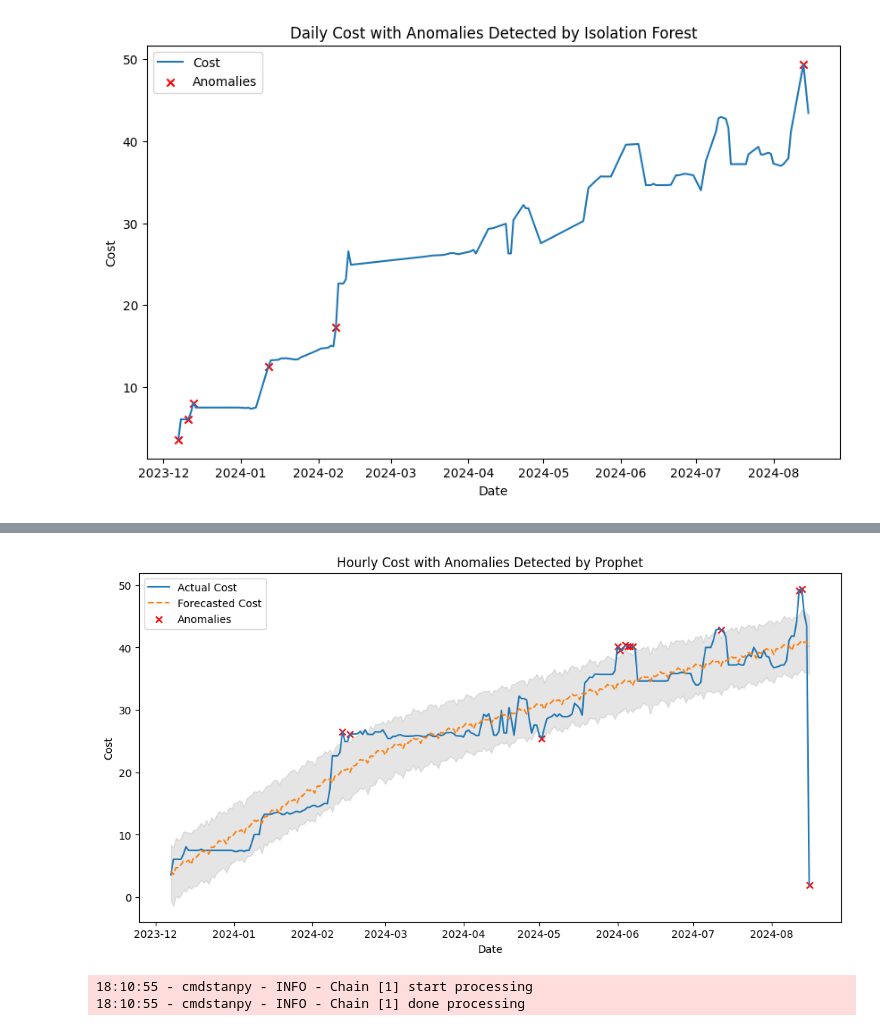
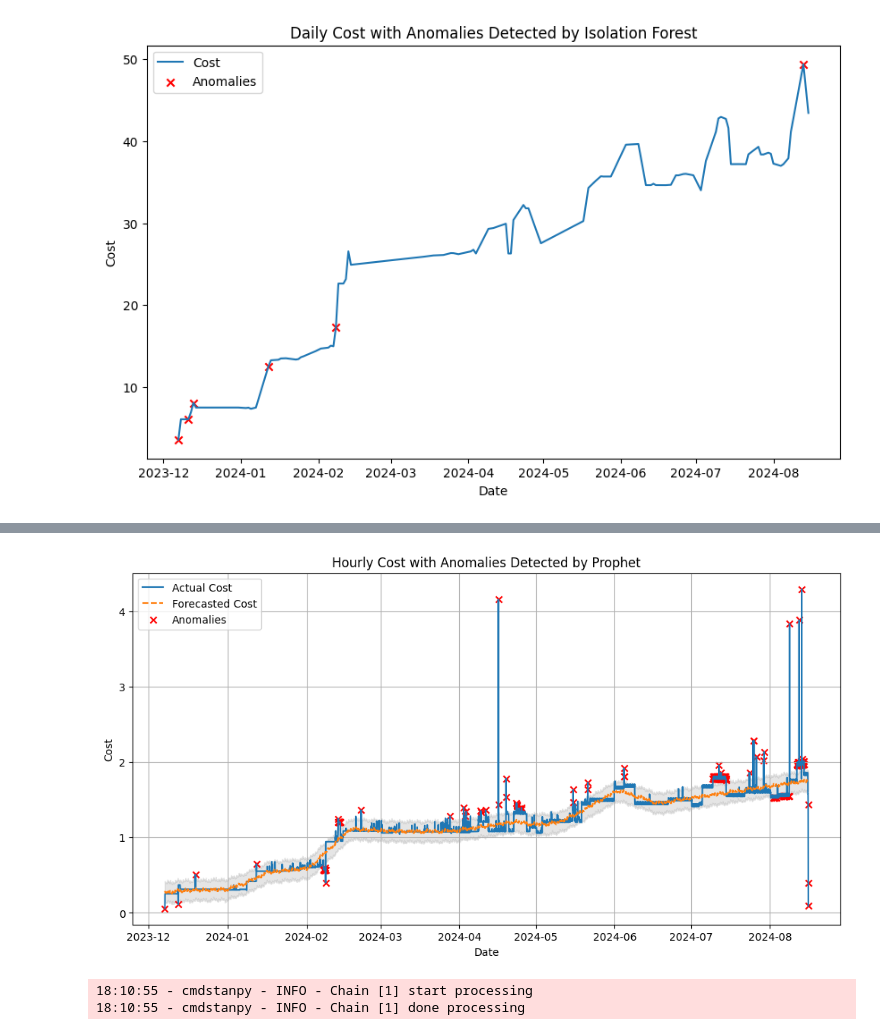
Before and after one commit to D-Mutabazi/Machine-Learning-and-Python-Projects, a Jupyter notebook: Hackathon/Anomaly detection.ipynb, the cells around one changed output, grey strips where cells are left out. Saved outputs shown, nothing was run; the diff lists cells and outputs as text; code cells hidden in the pictures.

```diff
--- a/Hackathon/Anomaly detection.ipynb
+++ b/Hackathon/Anomaly detection.ipynb
@@ -180,7 +181,7 @@ from prophet import Prophet
 import matplotlib.pyplot as plt
 
 # Assuming df_daily is your daily resampled DataFrame
-df_daily = df.resample('D').agg({
+df_daily = df.resample('H').agg({
     'cost': 'sum',
     'usage_amount': 'sum',
     'service_type': 'first',
@@ -219,6 +220,7 @@ print(anomalies)
 
 # Plotting the results
 plt.figure(figsize=(12, 6))
+plt.grid(True)
 plt.plot(df_daily['ds'], df_daily['y'], label='Actual Cost')
 plt.plot(df_daily['ds'], df_daily['yhat'], label='Forecasted Cost', linestyle='--')
 plt.fill_between(df_daily['ds'], df_daily['yhat_lower'], df_daily['yhat_upper'], color='gray', alpha=0.2)
@@ -251,4 +253,4 @@ plt.show()
-[figure, old version]
+[figure, new version]
 # %%
 # #forecast window
 # import pandas as pd
```
Also changed, not shown: parts of 3 cells of this notebook, 1 other file.
